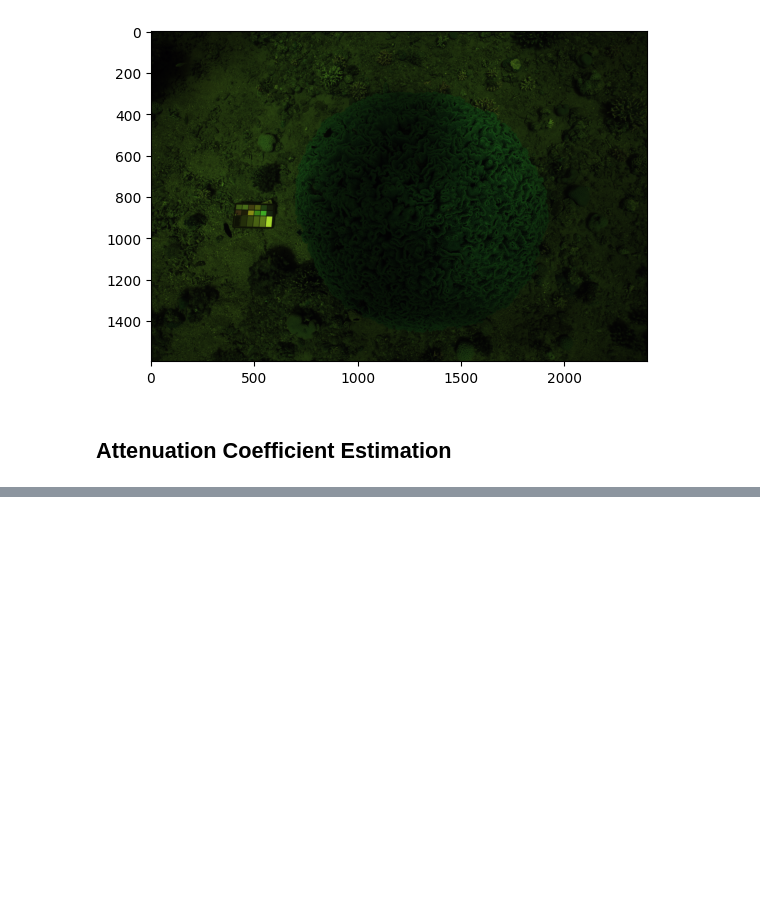
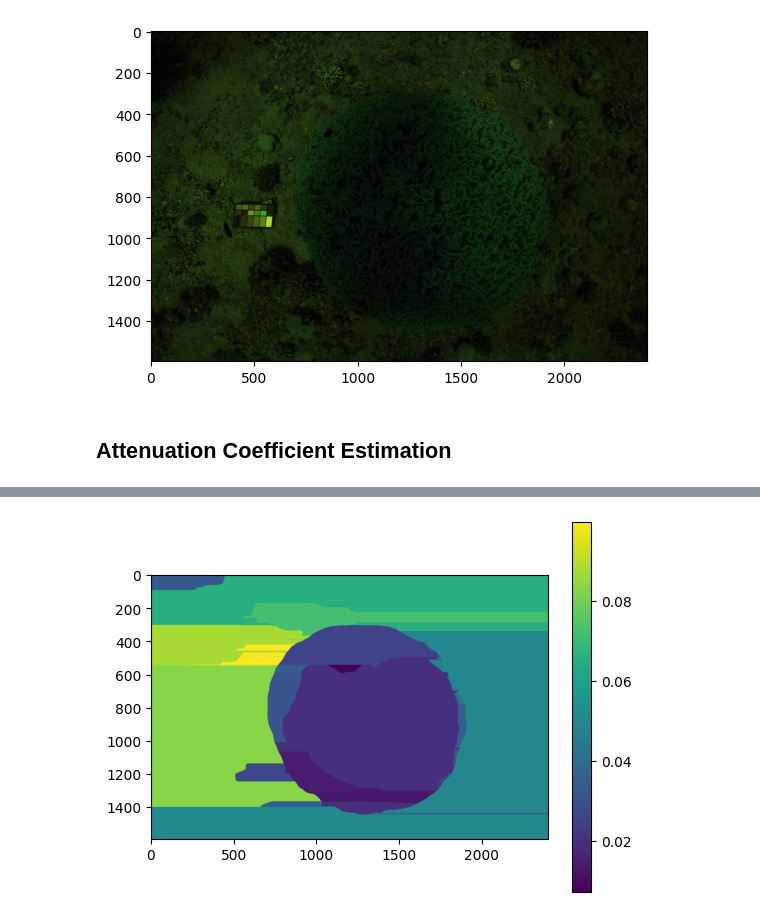
Before and after one commit to UCSD-E4E/pySeaThruDev, a Jupyter notebook: crutchfield_implementation.ipynb, the cells around one changed output, grey strips where cells are left out. Drawn from its saved outputs; the diff is of its cells as text; code cells hidden in the pictures; blank space fills up the shorter version.

```diff
--- a/crutchfield_implementation.ipynb
+++ b/crutchfield_implementation.ipynb
@@ -206 +205,4 @@ epsilon = 0.01
+# %%
+epsilon = 0.2
+convergence_threshold = 0.001
 # %%
@@ -294,0 +297,29 @@ KeyboardInterrupt:
+# %%
+def update_a_prime(a_values: np.ndarray, neighborhood_map:np.ndarray):
+    max_class = neighborhood_map.max()
+
+    a_prime = np.zeros_like(a_values)
+    for i in range(1, max_class + 1):
+        selected_cells = neighborhood_map == i
+        if not np.any(selected_cells):
+            continue
+
+        a_prime[selected_cells, 0] = a_values[selected_cells, 0].mean()
+        a_prime[selected_cells, 1] = a_values[selected_cells, 1].mean()
+        a_prime[selected_cells, 2] = a_values[selected_cells, 2].mean()
+
+    return a_prime
+
+def update_a_values(D: np.ndarray, a_prime: np.ndarray, p: float = 0.1):
+    return D * p + a_prime * (1 - p)
+# %%
+a_values = np.zeros((height, width, 3), dtype=np.float64) # We have more than one class than the total count b/c we did not use 0
+prev_a_values = np.ones_like(a_values)
+
+while np.any(np.abs(a_values - prev_a_values) >= convergence_threshold):
+    print(np.abs(a_values - prev_a_values).max())
+
+    prev_a_values = a_values
+
+    a_prime = update_a_prime(a_values, neighborhoods)
+    a_values = update_a_values(direct_signal, a_prime)
@@ -294,0 +344,4 @@ KeyboardInterrupt:
+# %%
+imshow(a_prime[:, :, 0])
+# %% [output]
+[figure, added]
```
Also changed, not shown: parts of 10 cells of this notebook, 2 other files.
